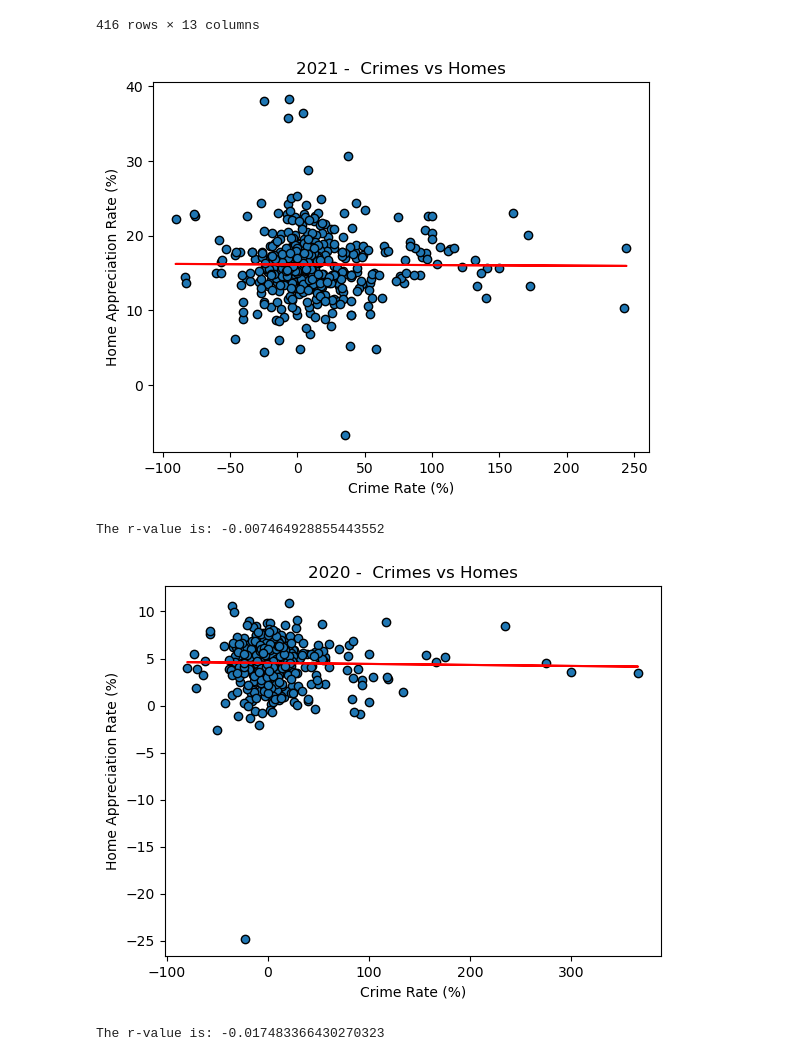
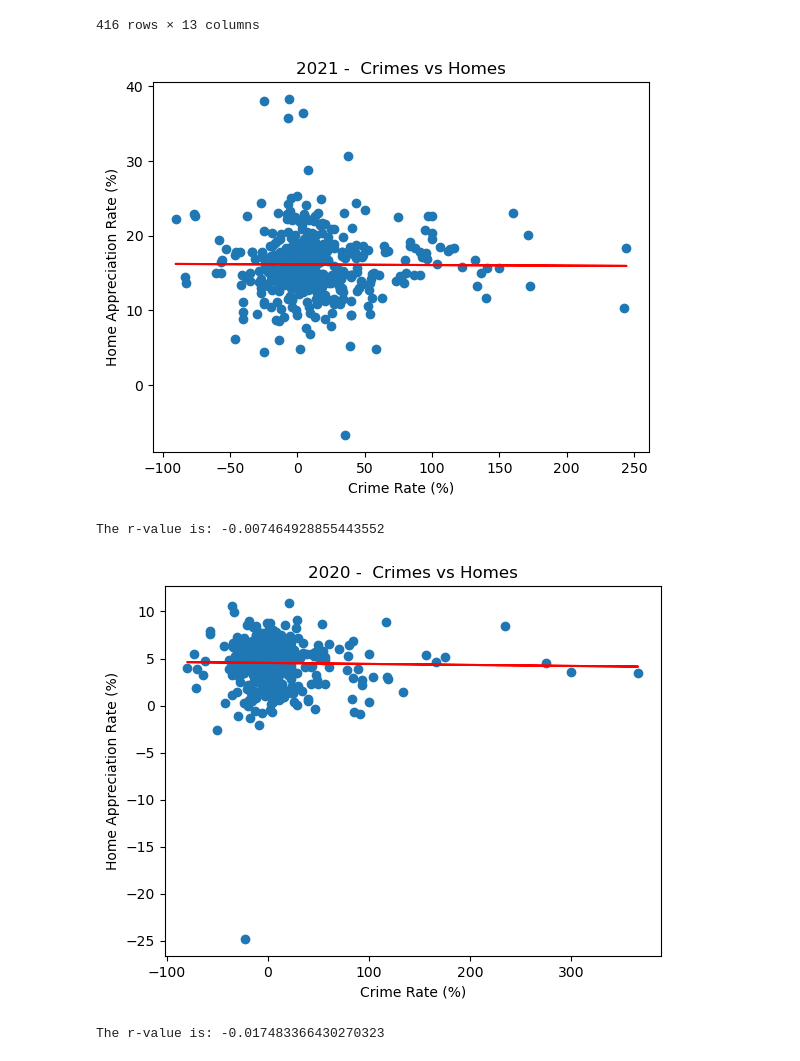
Before and after one commit to eshih22/team_project_1, a Jupyter notebook: Crime Analysis.ipynb, the cells around one changed output. Drawn from its saved outputs; the diff is of its cells as text; code cells hidden in the pictures.

```diff
--- a/Crime Analysis.ipynb
+++ b/Crime Analysis.ipynb
@@ -649,32 +649,32 @@ See the caveats in the documentation: https://pandas.pydata.org/pandas-docs/stab
 # %%
 x_values = growth_df['2021 Crime Growth (%)']
 y_values = growth_df['2021 Home Growth (%)']
-plt.scatter(x_values,y_values,edgecolors="black")
+plt.scatter(x_values,y_values)
 plt.xlabel('Crime Rate (%)')
 plt.ylabel("Home Appreciation Rate (%)")
 plt.title("2021 -  Crimes vs Homes")
 
 
 # Add the linear regression equation and line to plot
 (slope, intercept, rvalue, pvalue, stderr) = linregress(x_values, y_values)
 
 
 y = slope * x_values + intercept
 
 #plot the scatter plot
 plt.plot(x_values,y,"-", color='r')
-plt.savefig("Plots/Percent2021.png")
+plt.savefig("crime plots/Percent2021.png")
 
 plt.show()
 
 print(f"The r-value is: {rvalue}")
 # %% [output]
-[figure, old version]
+[figure, new version]
 The r-value is: -0.007464928855443552
 # %%
 x_values = growth_df['2020 Crime Growth (%)']
 y_values = growth_df['2020 Home Growth (%)']
-plt.scatter(x_values,y_values,edgecolors="black")
+plt.scatter(x_values,y_values)
 plt.xlabel('Crime Rate (%)')
 plt.ylabel("Home Appreciation Rate (%)")
 plt.title("2020 -  Crimes vs Homes")
@@ -688,13 +688,13 @@ y = slope * x_values + intercept
 
 #plot the scatter plot
 plt.plot(x_values,y,"-", color='r')
-plt.savefig("Plots/Percent2020.png")
+plt.savefig("crime plots/Percent2020.png")
 
 plt.show()
 
 print(f"The r-value is: {rvalue}")
 # %% [output]
-[figure, old version]
+[figure, new version]
 The r-value is: -0.017483366430270323
 # %%
 x_values = growth_df['2019 Crime Growth (%)']
```
Also changed, not shown: parts of 14 cells of this notebook, 13 other files.
